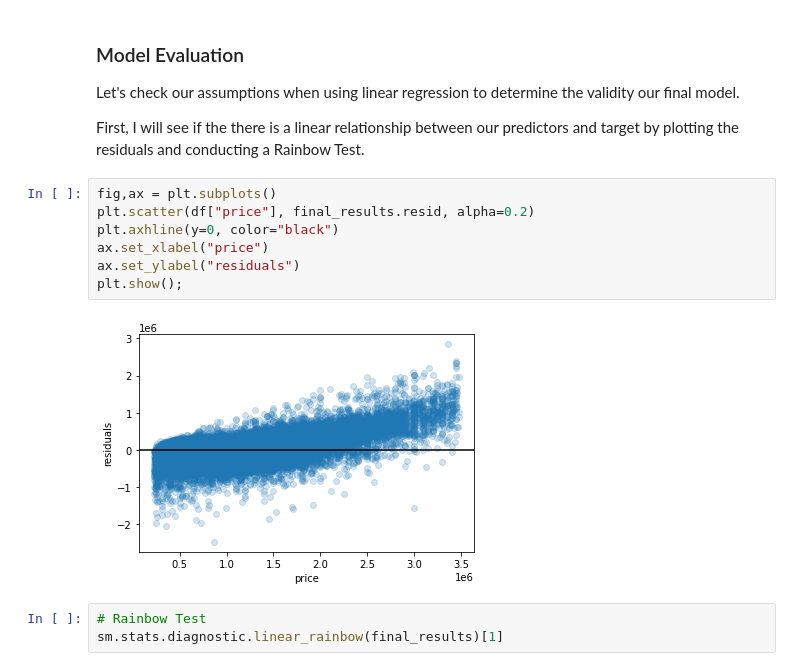
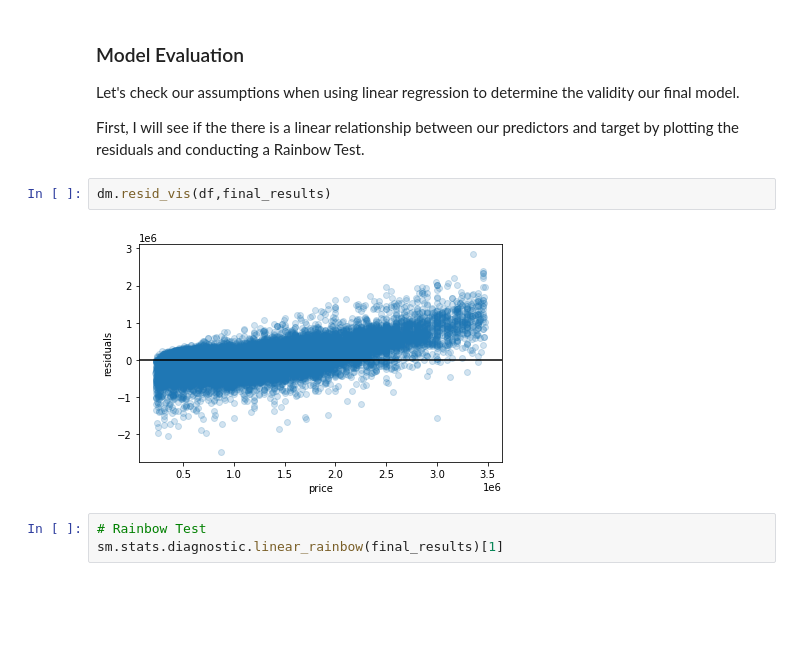
Before and after one commit to rlodetti/Housing_Project, a Jupyter notebook: housing_project.ipynb, the cells around one changed output. Cells and saved outputs as stored; diff of their text form; blank space fills up the shorter version.

```diff
--- a/housing_project.ipynb
+++ b/housing_project.ipynb
@@ -558,15 +543,10 @@ The distribution of the zip codes skews right, with with most zip codes changing
 Let's check our assumptions when using linear regression to determine the validity our final model.
 
 First, I will see if the there is a linear relationship between our predictors and target by plotting the residuals and conducting a Rainbow Test.
-# %%
-fig,ax = plt.subplots()
-plt.scatter(df["price"], final_results.resid, alpha=0.2)
-plt.axhline(y=0, color="black")
-ax.set_xlabel("price")
-ax.set_ylabel("residuals")
-plt.show();
-# %% [output]
-[figure, removed]
+# %%
+dm.resid_vis(df,final_results)
+# %% [output]
+[figure, added]
 # %%
 # Rainbow Test
 sm.stats.diagnostic.linear_rainbow(final_results)[1]
```
Also changed, not shown: parts of 8 cells of this notebook, 9 other files.
